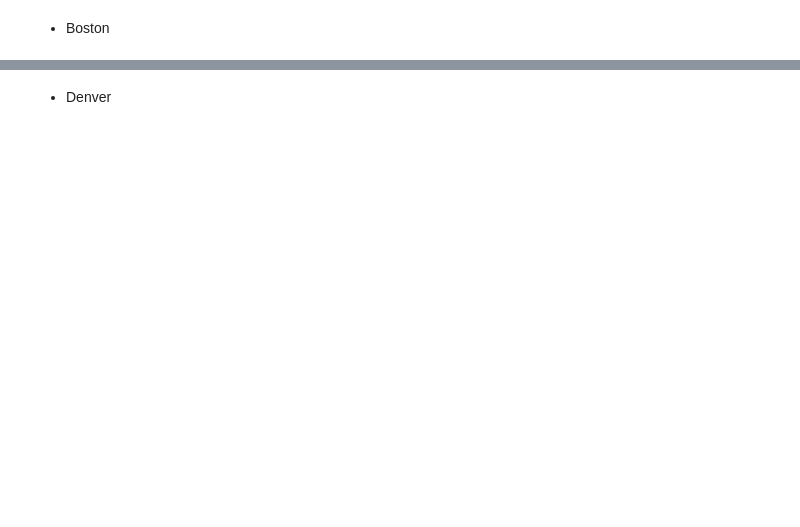
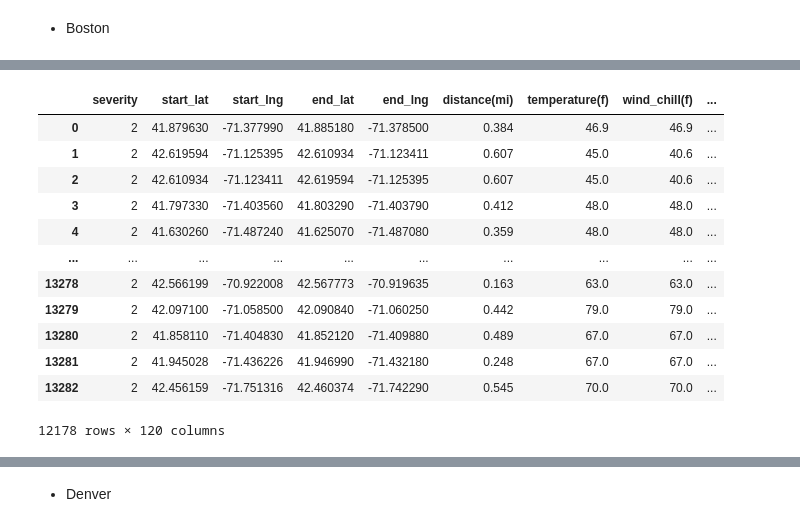
Before and after one commit to jeffreyfloyd/DST-and-traffic-implications, a Jupyter notebook: code/data_cleaning.ipynb, the cells around one changed output, grey strips where cells are left out. Saved outputs shown, nothing was run; the diff lists cells and outputs as text; code cells hidden in the pictures; blank space fills up the shorter version.

```diff
--- a/code/data_cleaning.ipynb
+++ b/code/data_cleaning.ipynb
@@ -1052,6 +1158,20 @@ bos_df.isna().sum().sort_values(ascending = False)[0:12]
 # %%
 #applying mrclean
-bos_df = mrclean(bos_df)
+bos_df = mrclean(bos_df, all_conditions)
 bos_df
+# %% [output]
+|  | severity | start_lat | start_lng | end_lat | end_lng | distance(mi) | temperature(f) | wind_chill(f) | ... |
+| 0 | 2 | 41.879630 | -71.377990 | 41.885180 | -71.378500 | 0.384 | 46.9 | 46.9 | ... |
+| 1 | 2 | 42.619594 | -71.125395 | 42.610934 | -71.123411 | 0.607 | 45.0 | 40.6 | ... |
+| 2 | 2 | 42.610934 | -71.123411 | 42.619594 | -71.125395 | 0.607 | 45.0 | 40.6 | ... |
+| 3 | 2 | 41.797330 | -71.403560 | 41.803290 | -71.403790 | 0.412 | 48.0 | 48.0 | ... |
+| 4 | 2 | 41.630260 | -71.487240 | 41.625070 | -71.487080 | 0.359 | 48.0 | 48.0 | ... |
+| ... | ... | ... | ... | ... | ... | ... | ... | ... | ... |
+| 13278 | 2 | 42.566199 | -70.922008 | 42.567773 | -70.919635 | 0.163 | 63.0 | 63.0 | ... |
+| 13279 | 2 | 42.097100 | -71.058500 | 42.090840 | -71.060250 | 0.442 | 79.0 | 79.0 | ... |
+| 13280 | 2 | 41.858110 | -71.404830 | 41.852120 | -71.409880 | 0.489 | 67.0 | 67.0 | ... |
+| 13281 | 2 | 41.945028 | -71.436226 | 41.946990 | -71.432180 | 0.248 | 67.0 | 67.0 | ... |
+| 13282 | 2 | 42.456159 | -71.751316 | 42.460374 | -71.742290 | 0.545 | 70.0 | 70.0 | ... |
+12178 rows × 120 columns
 # %%
 bos_df.isna().sum().sort_values(ascending = False)
```
Also changed, not shown: parts of 24 cells of this notebook, 4 other files.
